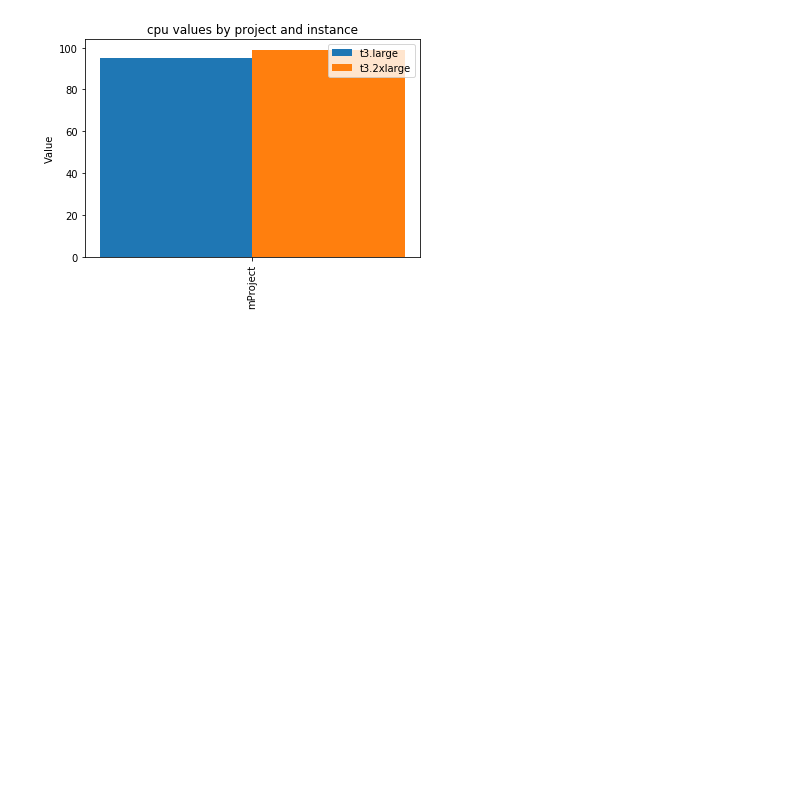
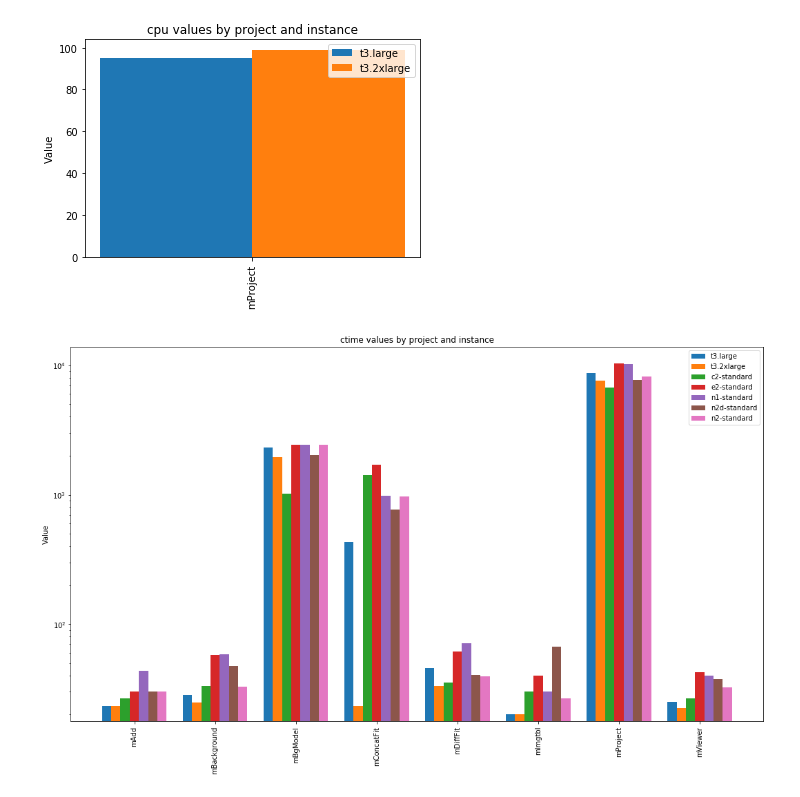
Before and after one commit to tadeq/Hyperflow-logs-analysis, a Jupyter notebook: hyperflow_analysis.ipynb, the cells around one changed output. Cells and saved outputs as stored; diff of their text form; code cells hidden in the pictures; blank space fills up the shorter version.

Commit message:
add jobs ctime comparison for gcloud and workflow durations notebook

```diff
--- a/hyperflow_analysis.ipynb
+++ b/hyperflow_analysis.ipynb
@@ -24,7 +24,7 @@ import pandas as pd
 import matplotlib.pyplot as plt
 import numpy as np
 # %%
-conn = connect(s3_staging_dir='s3://aws-simplified-results-antek',
+conn = connect(s3_staging_dir='s3://hyperflow-athena-results',
                region_name='us-east-1')
 # %%
 METRICS_COLS = ','.join(['time', 'workflowId', 'jobId', 'name', 'parameter', 'valueStr', 'valueFloat', 'valueInt', 'valueDict'])
@@ -141,3 +137,31 @@ print_speedup_ratio([metrics_df_large3, metrics_df_large32], 'cpu')
 # %% [output]
 mProject -4%
 [figure]
+# %%
+# t3.large/2020_06_01_19_27_45
+# t3.2xlarge/2020_06_20_19_45_49
+# c2-standard-4/2020_06_01_08_39_05
+# e2-standard-4/2020_06_01_18_26_43
+# n1-standard-4/2020_06_21_18_22_10
+# n2-standard-4/2020_06_21_18_21_41
+# n2d-standard-4/2020_06_21_17_25_44
+
+metrics_df_large3 = query_athena_metrics('montage2__0_25__1_0_0__2020_06_01_19_27_45')
+merge_value_num(metrics_df_large3)
+metrics_df_large32 = query_athena_metrics('montage2__0_25__1_0_0__2020_06_20_19_45_49')
+merge_value_num(metrics_df_large32)
+metrics_df_c2_standard = query_athena_metrics('montage2__0_25__1_0_0__2020_06_01_08_39_05')
+merge_value_num(metrics_df_c2_standard)
+metrics_df_e2_standard = query_athena_metrics('montage2__0_25__1_0_0__2020_06_01_18_26_43')
+merge_value_num(metrics_df_e2_standard)
+metrics_df_n1_standard = query_athena_metrics('montage2__0_25__1_0_0__2020_06_21_18_22_10')
+merge_value_num(metrics_df_n1_standard)
+metrics_df_n2d_standard = query_athena_metrics('montage2__0_25__1_0_0__2020_06_21_18_21_41')
+merge_value_num(metrics_df_n2d_standard)
+metrics_df_n2_standard = query_athena_metrics('montage2__0_25__1_0_0__2020_06_21_17_25_44')
+merge_value_num(metrics_df_n2_standard)
+# %%
+plt.rcParams["figure.figsize"] = (18,10)
+draw_comparison_bar_plot([metrics_df_large3, metrics_df_large32, metrics_df_c2_standard, metrics_df_e2_standard, metrics_df_n1_standard, metrics_df_n2d_standard, metrics_df_n2_standard], 'ctime', ['t3.large', 't3.2xlarge', 'c2-standard', 'e2-standard', 'n1-standard', 'n2d-standard', 'n2-standard'], log=True)
+# %% [output]
+[figure, added]
```
Also changed, not shown: parts of 3 cells of this notebook, 1 other file.
